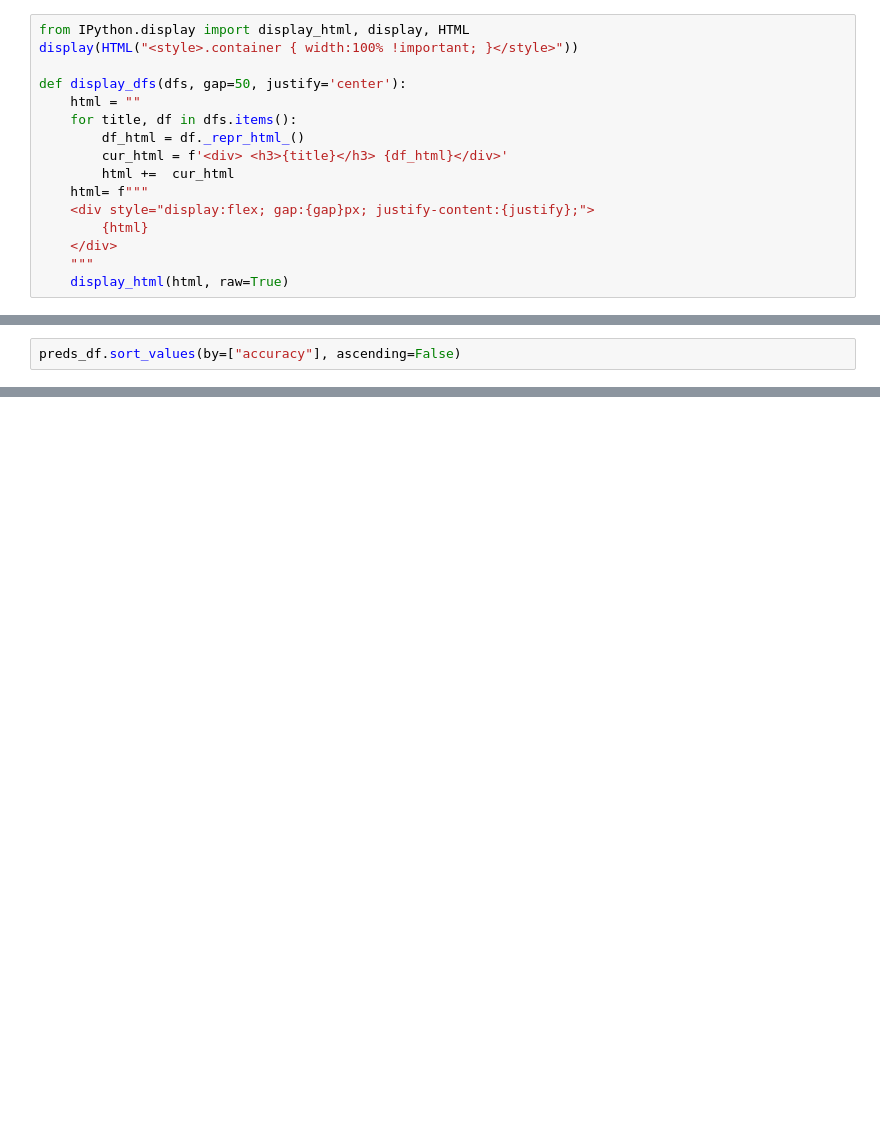
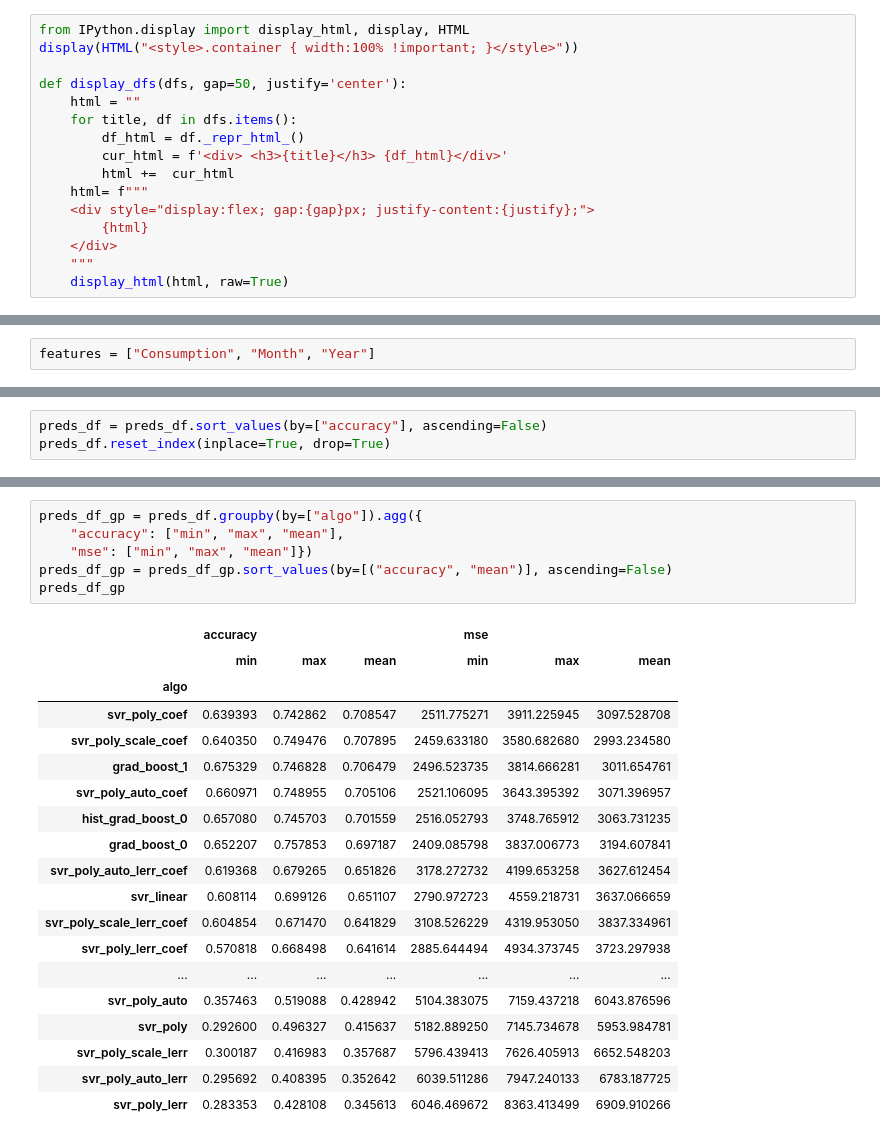
Before and after one commit to polardesert/energy-demand-forecast, a Jupyter notebook: EnergyDemandForecast.ipynb, the cells around one changed output, grey strips where cells are left out. Cells and saved outputs as stored; diff of their text form; blank space fills up the shorter version.

```diff
--- a/EnergyDemandForecast.ipynb
+++ b/EnergyDemandForecast.ipynb
@@ -57 +78,3 @@ There are 0 columns that have missing values.
+# %%
+features = ["Consumption", "Month", "Year"]
 # %%
@@ -86,2 +121,3 @@ See the caveats in the documentation: https://pandas.pydata.org/pandas-docs/stab
 # %%
-preds_df.sort_values(by=["accuracy"], ascending=False)
+preds_df = preds_df.sort_values(by=["accuracy"], ascending=False)
+preds_df.reset_index(inplace=True, drop=True)
@@ -105,0 +140,26 @@ preds_df.sort_values(by=["accuracy"], ascending=False)
+# %%
+preds_df_gp = preds_df.groupby(by=["algo"]).agg({
+    "accuracy": ["min", "max", "mean"],
+    "mse": ["min", "max", "mean"]})
+preds_df_gp = preds_df_gp.sort_values(by=[("accuracy", "mean")], ascending=False)
+preds_df_gp
+# %% [output]
+|  | accuracy |  |  | mse |  |  |
+|  | min | max | mean | min | max | mean |
+| algo |  |  |  |  |  |  |
+| svr_poly_coef | 0.639393 | 0.742862 | 0.708547 | 2511.775271 | 3911.225945 | 3097.528708 |
+| svr_poly_scale_coef | 0.640350 | 0.749476 | 0.707895 | 2459.633180 | 3580.682680 | 2993.234580 |
+| grad_boost_1 | 0.675329 | 0.746828 | 0.706479 | 2496.523735 | 3814.666281 | 3011.654761 |
+| svr_poly_auto_coef | 0.660971 | 0.748955 | 0.705106 | 2521.106095 | 3643.395392 | 3071.396957 |
+| hist_grad_boost_0 | 0.657080 | 0.745703 | 0.701559 | 2516.052793 | 3748.765912 | 3063.731235 |
+| grad_boost_0 | 0.652207 | 0.757853 | 0.697187 | 2409.085798 | 3837.006773 | 3194.607841 |
+| svr_poly_auto_lerr_coef | 0.619368 | 0.679265 | 0.651826 | 3178.272732 | 4199.653258 | 3627.612454 |
+| svr_linear | 0.608114 | 0.699126 | 0.651107 | 2790.972723 | 4559.218731 | 3637.066659 |
+| svr_poly_scale_lerr_coef | 0.604854 | 0.671470 | 0.641829 | 3108.526229 | 4319.953050 | 3837.334961 |
+| svr_poly_lerr_coef | 0.570818 | 0.668498 | 0.641614 | 2885.644494 | 4934.373745 | 3723.297938 |
+| ... | ... | ... | ... | ... | ... | ... |
+| svr_poly_auto | 0.357463 | 0.519088 | 0.428942 | 5104.383075 | 7159.437218 | 6043.876596 |
+| svr_poly | 0.292600 | 0.496327 | 0.415637 | 5182.889250 | 7145.734678 | 5953.984781 |
+| svr_poly_scale_lerr | 0.300187 | 0.416983 | 0.357687 | 5796.439413 | 7626.405913 | 6652.548203 |
+| svr_poly_auto_lerr | 0.295692 | 0.408395 | 0.352642 | 6039.511286 | 7947.240133 | 6783.187725 |
+| svr_poly_lerr | 0.283353 | 0.428108 | 0.345613 | 6046.469672 | 8363.413499 | 6909.910266 |
```
Also changed, not shown: parts of 14 cells of this notebook, 4 other files.
